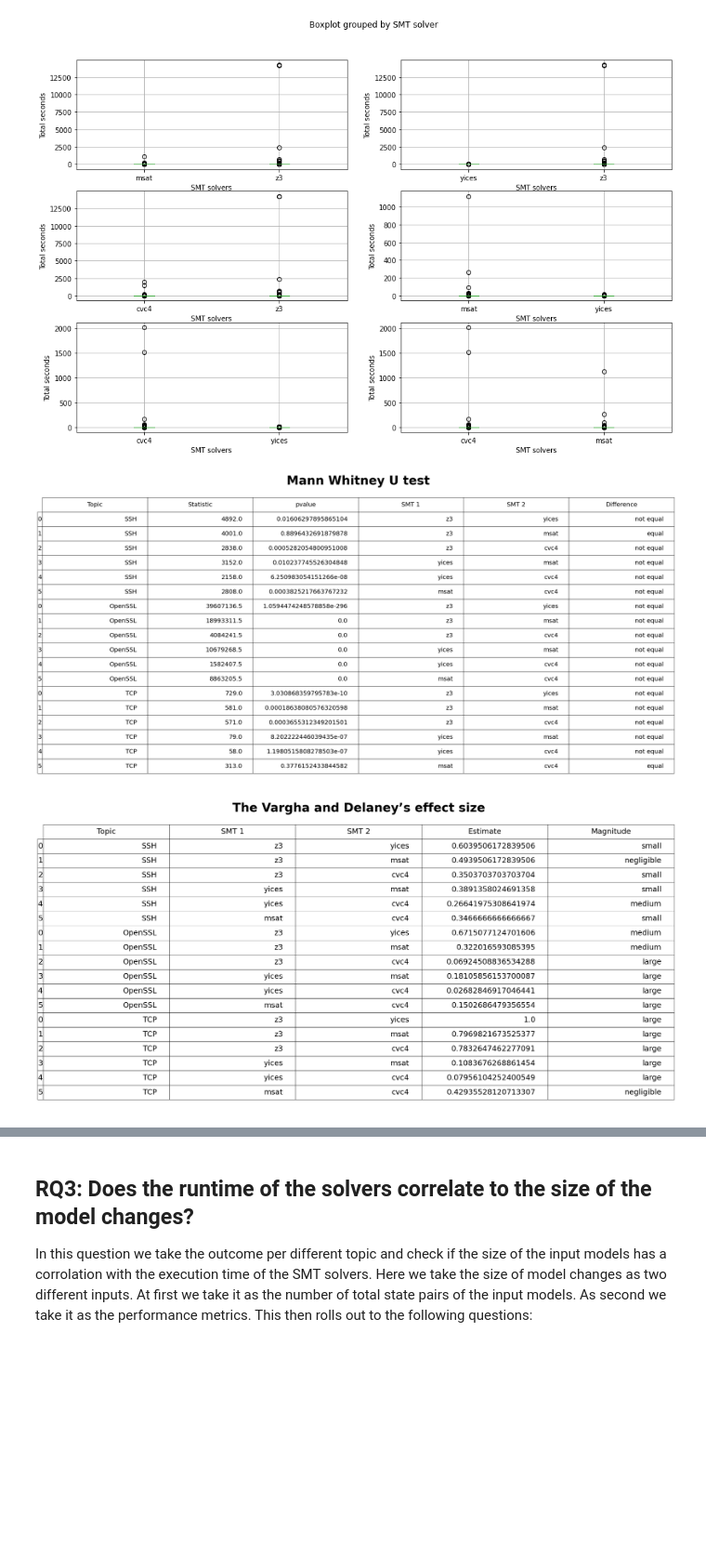
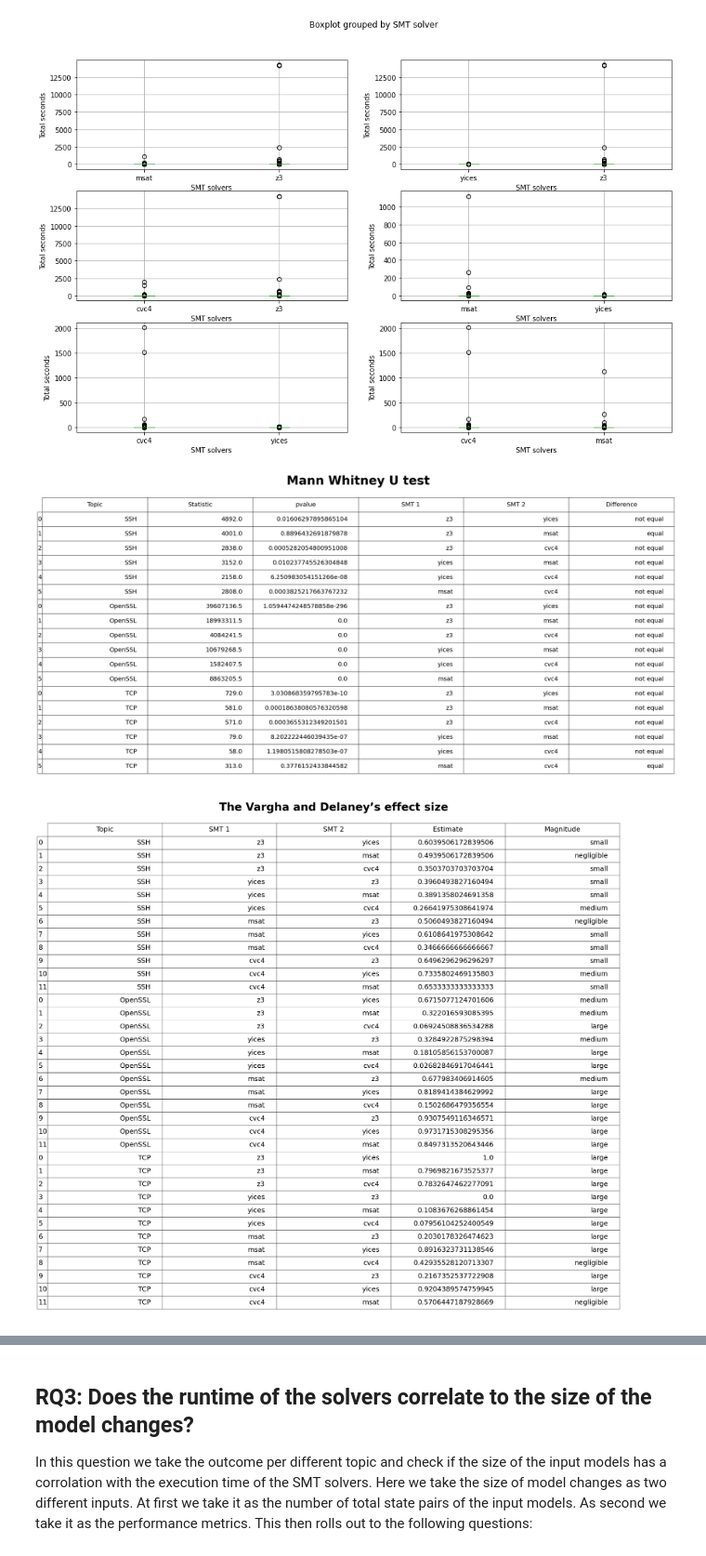
Before and after one commit to GianniM123/ResearchInternship, a Jupyter notebook: statistics/statistics.ipynb, the cells around one changed output, grey strips where cells are left out. Shown at 93% size. Saved outputs shown, nothing was run; the diff lists cells and outputs as text; code cells hidden in the pictures; blank space fills up the shorter version.

Commit message:
Wrote conclusion for the effect size

```diff
--- a/statistics/statistics.ipynb
+++ b/statistics/statistics.ipynb
@@ -159,15 +159,21 @@ def effect_size_per_topic(dataframe):
     effect_size_list.append(("z3", "yices") + VD_A(z3_frame.tolist(),yices_frame.tolist()))
     effect_size_list.append(("z3", "msat") + VD_A(z3_frame.tolist(),msat_frame.tolist()))
     effect_size_list.append(("z3", "cvc4") + VD_A(z3_frame.tolist(),cvc4_frame.tolist()))
+    effect_size_list.append(("yices", "z3") + VD_A(yices_frame.tolist(),z3_frame.tolist()))
     effect_size_list.append(("yices", "msat") + VD_A(yices_frame.tolist(),msat_frame.tolist()))
     effect_size_list.append(("yices", "cvc4") + VD_A(yices_frame.tolist(),cvc4_frame.tolist()))
+    effect_size_list.append(("msat", "z3") + VD_A(msat_frame.tolist(),z3_frame.tolist()))
+    effect_size_list.append(("msat", "yices") + VD_A(msat_frame.tolist(),yices_frame.tolist()))
     effect_size_list.append(("msat", "cvc4") + VD_A(msat_frame.tolist(),cvc4_frame.tolist()))
+    effect_size_list.append(("cvc4", "z3") + VD_A(cvc4_frame.tolist(),z3_frame.tolist()))
+    effect_size_list.append(("cvc4", "yices") + VD_A(cvc4_frame.tolist(),yices_frame.tolist()))
+    effect_size_list.append(("cvc4", "msat") + VD_A(cvc4_frame.tolist(),msat_frame.tolist()))
     effect_size_frame = pandas.DataFrame(effect_size_list)
     effect_size_frame = effect_size_frame.rename(columns={0: "SMT 1", 1: "SMT 2", 2: "Estimate", 3: "Magnitude"})
     return effect_size_frame
 
-def draw_table_frame(dataframe, title):
-    fig, ax = plt.subplots(figsize=(15,18))
+def draw_table_frame(dataframe, title, y_size):
+    fig, ax = plt.subplots(figsize=(15,y_size))
 
     fig.patch.set_visible(False)
     ax.axis('off')
@@ -180,35 +186,35 @@ def draw_table_frame(dataframe, title):
              )
 
     table.scale(2.5, 4)
     table.set_fontsize(25)
     ax.set_title(title, weight='bold', size=40)
     plt.show()
 
 
 
 ssh_mannwhitneyu_result = mannwhitneyu(ssh_dataframe.copy())
 ssh_mannwhitneyu_result.insert(0,"Topic", [ "SSH"  for i in ssh_mannwhitneyu_result['SMT 1']])
 openssl_mannwhitneyu_result = mannwhitneyu(openssl_dataframe.copy())
 openssl_mannwhitneyu_result.insert(0,"Topic", [ "OpenSSL"  for i in ssh_mannwhitneyu_result['SMT 1']])
 tcp_mannwhitneyu_result = mannwhitneyu(tcp_dataframe.copy())
 tcp_mannwhitneyu_result.insert(0,"Topic", [ "TCP"  for i in ssh_mannwhitneyu_result['SMT 1']])
 
 mannwhitneyu_frame = pandas.concat([ssh_mannwhitneyu_result, openssl_mannwhitneyu_result, tcp_mannwhitneyu_result], join='inner')
 mannwhitneyu_frame.insert(5,"Difference", [ "equal" if i > 0.05 else "not equal"  for i in mannwhitneyu_frame['pvalue']])
 
-draw_table_frame(mannwhitneyu_frame, "Mann Whitney U test")
+draw_table_frame(mannwhitneyu_frame, "Mann Whitney U test",18)
 
 ssh_effect_size_frame = effect_size_per_topic(ssh_dataframe.copy())
 ssh_effect_size_frame.insert(0,"Topic", [ "SSH"  for i in ssh_effect_size_frame['SMT 1']])
 openssl_effect_size_frame = effect_size_per_topic(openssl_dataframe.copy())
 openssl_effect_size_frame.insert(0,"Topic", [ "OpenSSL"  for i in openssl_effect_size_frame['SMT 1']])
 tcp_effect_size_frame = effect_size_per_topic(tcp_dataframe.copy())
 tcp_effect_size_frame.insert(0,"Topic", [ "TCP"  for i in ssh_effect_size_frame['SMT 1']])
 
 effect_size_frame = pandas.concat([ssh_effect_size_frame, openssl_effect_size_frame, tcp_effect_size_frame])
-draw_table_frame(effect_size_frame, "The Vargha and Delaney’s effect size")
+draw_table_frame(effect_size_frame, "The Vargha and Delaney’s effect size",34)
 # %% [output]
 [figure]
-[figure, old version]
+[figure, new version]
 # %% [markdown]
 From the "boxplots grouped by SMT solver" plot we can see that yices is always the fastest solver in execution time.
```
Also changed, not shown: parts of 1 cell of this notebook.
